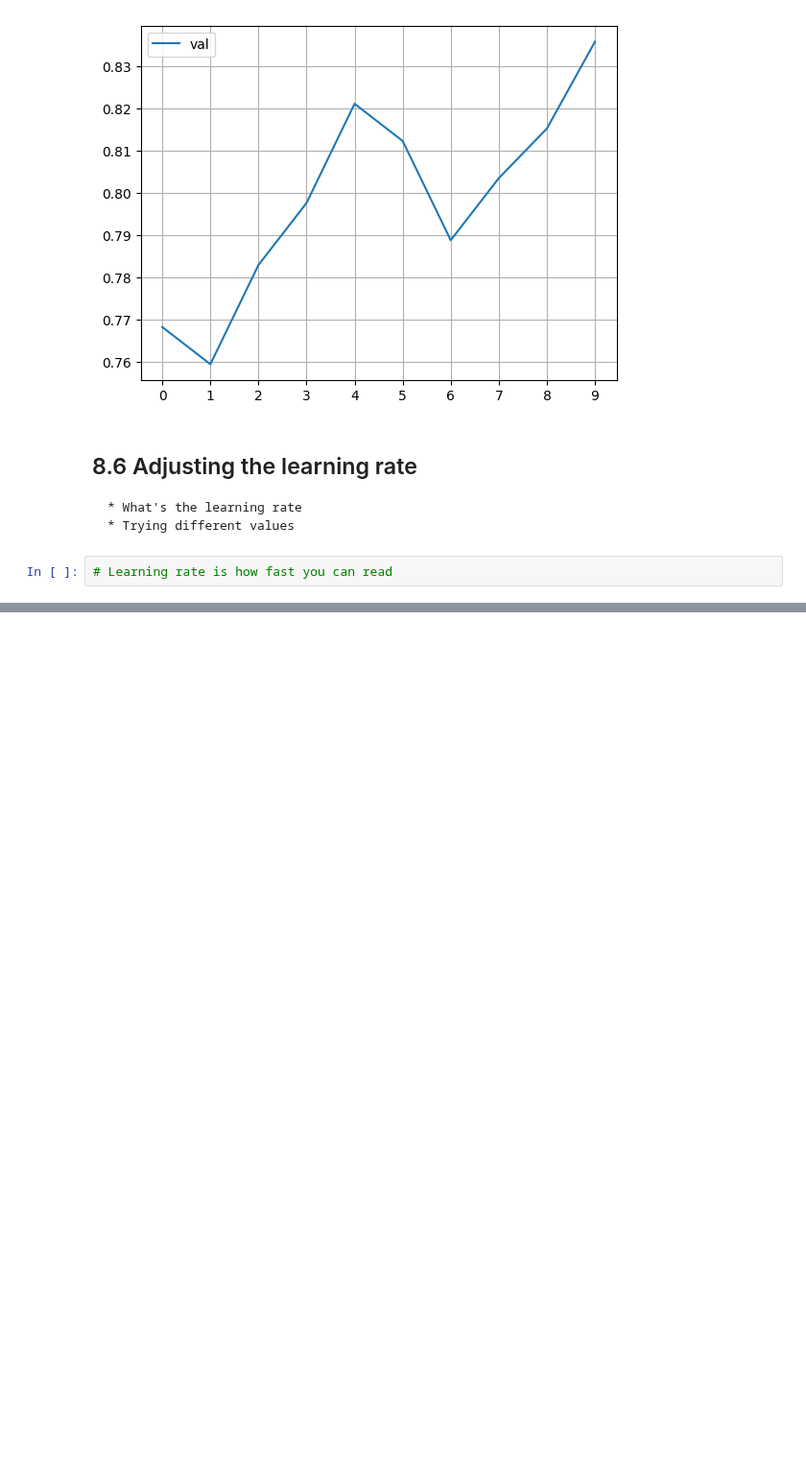
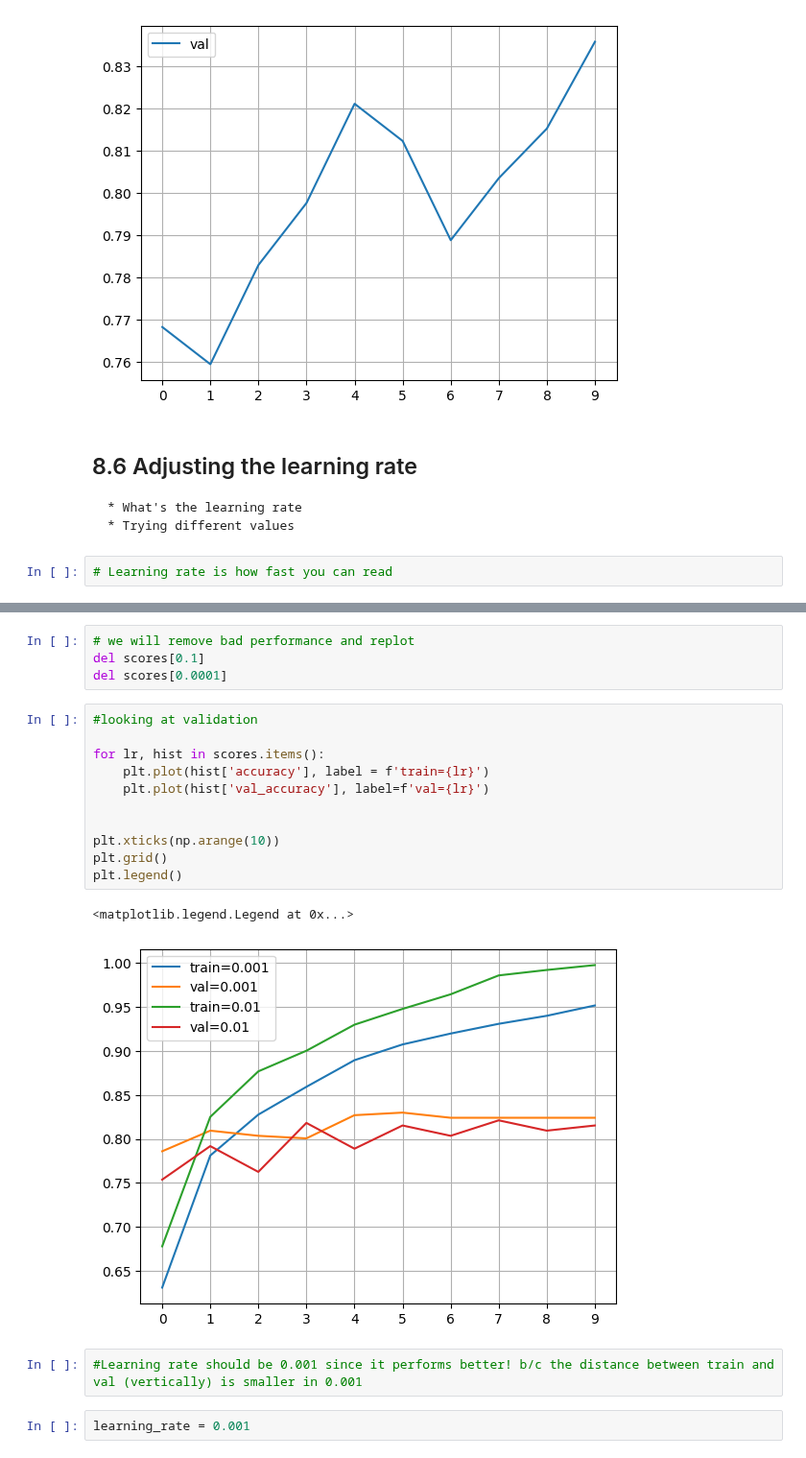
Before and after one commit to khvatov/machine-learning-zoomcamp-homework, a Jupyter notebook: 08-fasion_classification/fashion_classification_praticse.ipynb, the cells around one changed output, grey strips where cells are left out. Shown at 96% size. Drawn from its saved outputs; the diff is of its cells as text; blank space fills up the shorter version.

```diff
--- a/08-fasion_classification/fashion_classification_praticse.ipynb
+++ b/08-fasion_classification/fashion_classification_praticse.ipynb
@@ -301,0 +387,22 @@ plt.legend()
+# %%
+# we will remove bad performance and replot
+del scores[0.1]
+del scores[0.0001]
+# %%
+#looking at validation
+
+for lr, hist in scores.items():
+    plt.plot(hist['accuracy'], label = f'train={lr}')
+    plt.plot(hist['val_accuracy'], label=f'val={lr}')
+
+
+plt.xticks(np.arange(10))
+plt.grid()
+plt.legend()
+# %% [output]
+<matplotlib.legend.Legend at 0x...>
+[figure, added]
+# %%
+#Learning rate should be 0.001 since it performs better! b/c the distance between train and val (vertically) is smaller in 0.001
+# %%
+learning_rate = 0.001
```
Also changed, not shown: parts of 5 cells of this notebook.
